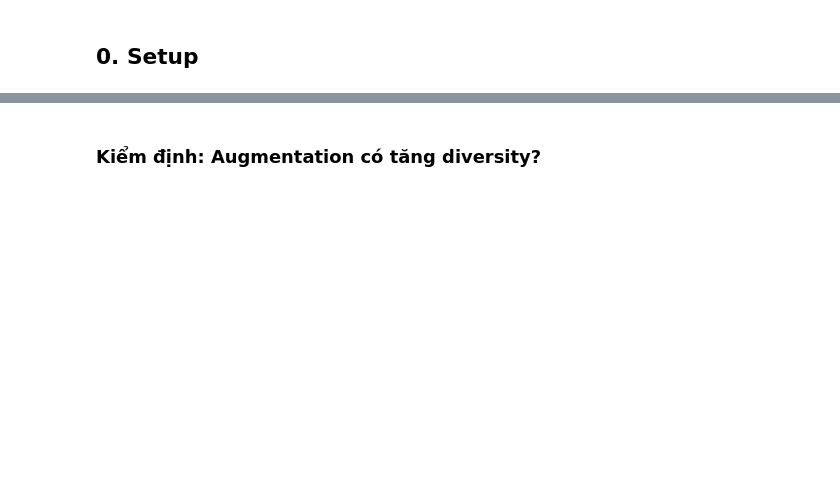
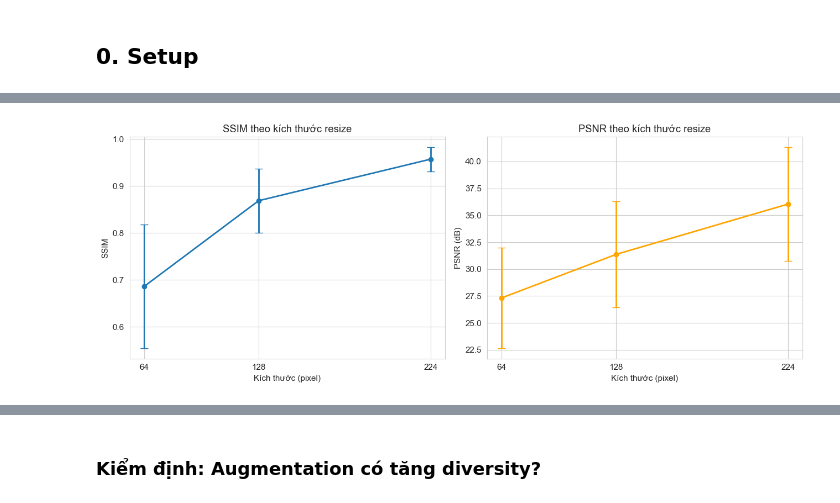
Before and after one commit to chisngyen/DataMining-Lab1, a Jupyter notebook: notebooks/02_preprocessing_image.ipynb, the cells around one changed output, grey strips where cells are left out. Saved outputs shown, nothing was run; the diff lists cells and outputs as text; code cells hidden in the pictures; blank space fills up the shorter version.

Commit message:
feat: Add Jupyter notebooks for image EDA, preprocessing, and advanced analysis techniques.

```diff
--- a/notebooks/02_preprocessing_image.ipynb
+++ b/notebooks/02_preprocessing_image.ipynb
@@ -445,0 +92,15 @@ plt.show()
+# %%
+results_resize = []
+for img_orig, cls in tqdm(samples, desc="Resize ablation"):
+    for (h, w) in RESIZE_DIMS:
+        resized = cv2.resize(img_orig, (w, h), interpolation=cv2.INTER_AREA)
+        restored = cv2.resize(resized, (256, 256), interpolation=cv2.INTER_LINEAR)
+        s = ssim(img_orig, restored, channel_axis=2)
+        p = psnr(img_orig, restored)
+        results_resize.append({'class': cls, 'size': f"{h}x{w}", 'ssim': s, 'psnr': p})
+
+df_resize = pd.DataFrame(results_resize)
+df_resize.groupby('size').agg(
+    ssim_mean=('ssim', 'mean'), ssim_std=('ssim', 'std'),
+    psnr_mean=('psnr', 'mean'), psnr_std=('psnr', 'std')
+).round(4)
@@ -445,0 +128,27 @@ plt.show()
+# %%
+# Đường cong SSIM và PSNR theo kích thước
+mean_ssim = df_resize.groupby('size')['ssim'].mean().reindex(['64x64', '128x128', '224x224'])
+mean_psnr = df_resize.groupby('size')['psnr'].mean().reindex(['64x64', '128x128', '224x224'])
+std_ssim = df_resize.groupby('size')['ssim'].std().reindex(['64x64', '128x128', '224x224'])
+std_psnr = df_resize.groupby('size')['psnr'].std().reindex(['64x64', '128x128', '224x224'])
+
+sizes_px = [64, 128, 224]
+
+fig, axes = plt.subplots(1, 2, figsize=(13, 5))
+
+axes[0].errorbar(sizes_px, mean_ssim.values, yerr=std_ssim.values, marker='o', capsize=5, linewidth=2)
+axes[0].set_xlabel("Kích thước (pixel)")
+axes[0].set_ylabel("SSIM")
+axes[0].set_title("SSIM theo kích thước resize")
+axes[0].set_xticks(sizes_px)
+
+axes[1].errorbar(sizes_px, mean_psnr.values, yerr=std_psnr.values, marker='o', capsize=5, linewidth=2, color='orange')
+axes[1].set_xlabel("Kích thước (pixel)")
+axes[1].set_ylabel("PSNR (dB)")
+axes[1].set_title("PSNR theo kích thước resize")
+axes[1].set_xticks(sizes_px)
+
+plt.tight_layout()
+plt.show()
+# %% [output]
+[figure, added]
```
Also changed, not shown: parts of 110 cells of this notebook, 1 other file.
